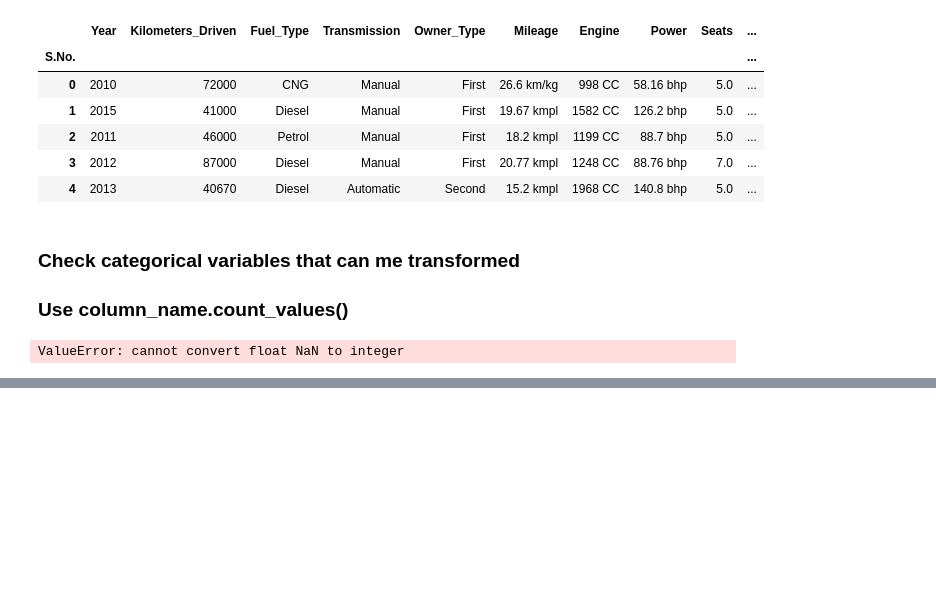
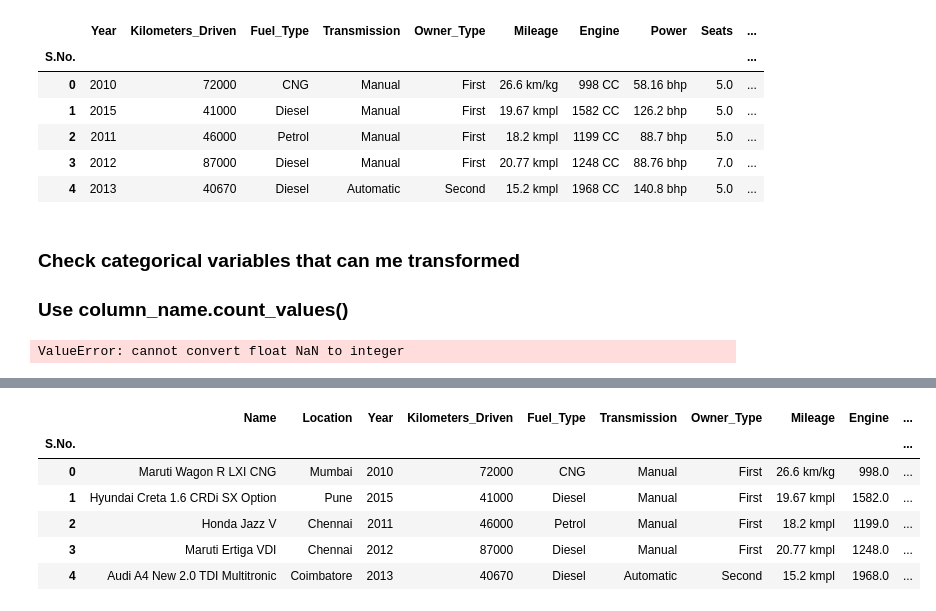
Before and after one commit to Isaac009/PGP-AIML, a Jupyter notebook: LR/Project/CarProject.ipynb, the cells around one changed output, grey strips where cells are left out. Cells and saved outputs as stored; diff of their text form; code cells hidden in the pictures; blank space fills up the shorter version.

```diff
--- a/LR/Project/CarProject.ipynb
+++ b/LR/Project/CarProject.ipynb
@@ -246,0 +298,26 @@ ValueError: cannot convert float NaN to integer
+# %%
+def engine_cc_to_num(engine_cc_value):
+    """This function takes in a string representing a salary in Euros
+    and converts it to a number. For example, '€220K' becomes 220000.
+    If the input is already numeric, which probably means it's NaN,
+    this function just returns np.nan."""
+    if isinstance(engine_cc_value, str):  # checks if `engine_cc_value` is a string
+        no_space_value = engine_cc_value.strip() # Remove the white space at the beginning and at the end
+        arr_values = no_space_value.split()
+        # print(arr_values[0])
+
+        # Get the first value from the splitted string list
+        return pd.to_numeric(arr_values[0])
+        # if engine_cc_val.endswith('CC'):
+        #     multiplier = 1000
+        # elif income_val.endswith('M'):
+        #     multiplier = 1000000
+        # return float(income_val.replace('€', '').replace('K', '').replace('M', '')) * multiplier
+    else:  # this happens when the current income is np.nan
+        return np.nan
+
+# for colname in money_cols:
+colname = 'Engine'
+df[colname] = df[colname].apply(engine_cc_to_num)
+
+df[colname].head()  # good to go!
@@ -246,0 +332,10 @@ ValueError: cannot convert float NaN to integer
+# %%
+df.head()
+# %% [output]
+|  | Name | Location | Year | Kilometers_Driven | Fuel_Type | Transmission | Owner_Type | Mileage | Engine | ... |
+| S.No. |  |  |  |  |  |  |  |  |  | ... |
+| 0 | Maruti Wagon R LXI CNG | Mumbai | 2010 | 72000 | CNG | Manual | First | 26.6 km/kg | 998.0 | ... |
+| 1 | Hyundai Creta 1.6 CRDi SX Option | Pune | 2015 | 41000 | Diesel | Manual | First | 19.67 kmpl | 1582.0 | ... |
+| 2 | Honda Jazz V | Chennai | 2011 | 46000 | Petrol | Manual | First | 18.2 kmpl | 1199.0 | ... |
+| 3 | Maruti Ertiga VDI | Chennai | 2012 | 87000 | Diesel | Manual | First | 20.77 kmpl | 1248.0 | ... |
+| 4 | Audi A4 New 2.0 TDI Multitronic | Coimbatore | 2013 | 40670 | Diesel | Automatic | Second | 15.2 kmpl | 1968.0 | ... |
```
Also changed, not shown: parts of 13 cells of this notebook, 2 other files.
